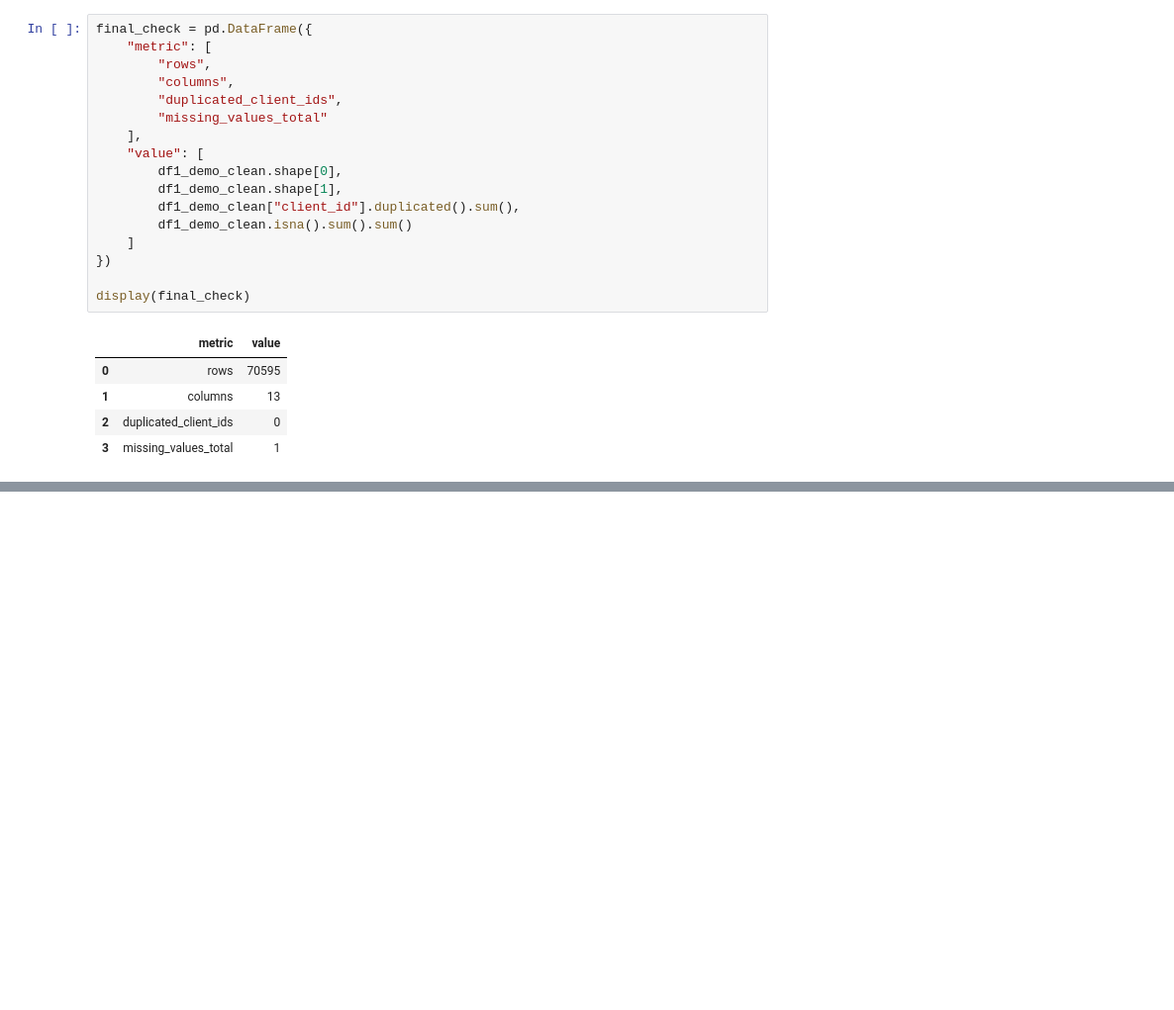
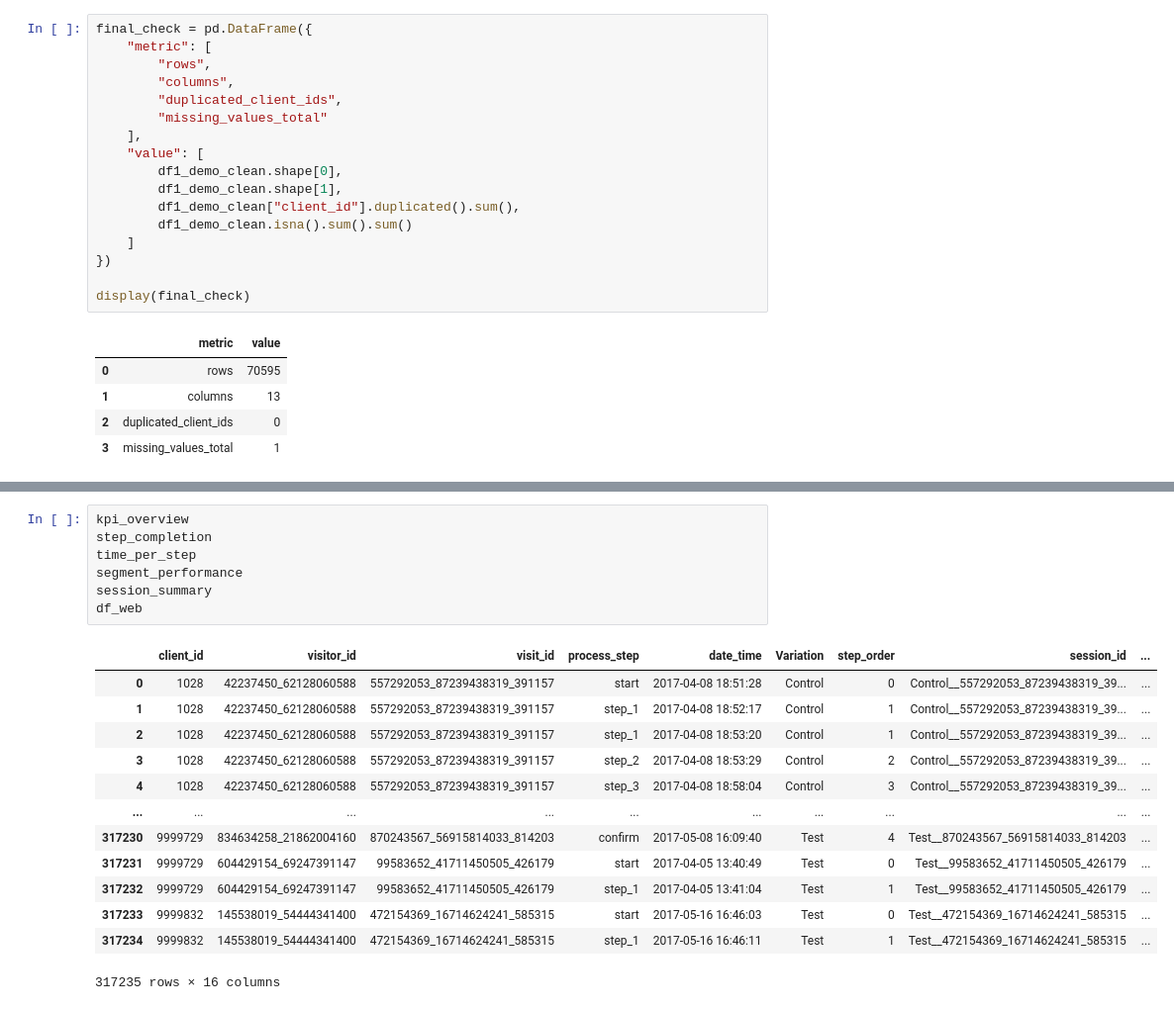
Before and after one commit to bloodnickel/project_2, a Jupyter notebook: 2_Python_Notebook/Johannes.ipynb, the cells around one changed output, grey strips where cells are left out. Shown at 99% size. Cells and saved outputs as stored; diff of their text form; blank space fills up the shorter version.

```diff
--- a/2_Python_Notebook/Johannes.ipynb
+++ b/2_Python_Notebook/Johannes.ipynb
@@ -1159,0 +1713,21 @@ display(final_check)
+# %%
+kpi_overview
+step_completion
+time_per_step
+segment_performance
+session_summary
+df_web
+# %% [output]
+|  | client_id | visitor_id | visit_id | process_step | date_time | Variation | step_order | session_id | ... |
+| 0 | 1028 | 42237450_62128060588 | 557292053_87239438319_391157 | start | 2017-04-08 18:51:28 | Control | 0 | Control__557292053_87239438319_39... | ... |
+| 1 | 1028 | 42237450_62128060588 | 557292053_87239438319_391157 | step_1 | 2017-04-08 18:52:17 | Control | 1 | Control__557292053_87239438319_39... | ... |
+| 2 | 1028 | 42237450_62128060588 | 557292053_87239438319_391157 | step_1 | 2017-04-08 18:53:20 | Control | 1 | Control__557292053_87239438319_39... | ... |
+| 3 | 1028 | 42237450_62128060588 | 557292053_87239438319_391157 | step_2 | 2017-04-08 18:53:29 | Control | 2 | Control__557292053_87239438319_39... | ... |
+| 4 | 1028 | 42237450_62128060588 | 557292053_87239438319_391157 | step_3 | 2017-04-08 18:58:04 | Control | 3 | Control__557292053_87239438319_39... | ... |
+| ... | ... | ... | ... | ... | ... | ... | ... | ... | ... |
+| 317230 | 9999729 | 834634258_21862004160 | 870243567_56915814033_814203 | confirm | 2017-05-08 16:09:40 | Test | 4 | Test__870243567_56915814033_814203 | ... |
+| 317231 | 9999729 | 604429154_69247391147 | 99583652_41711450505_426179 | start | 2017-04-05 13:40:49 | Test | 0 | Test__99583652_41711450505_426179 | ... |
+| 317232 | 9999729 | 604429154_69247391147 | 99583652_41711450505_426179 | step_1 | 2017-04-05 13:41:04 | Test | 1 | Test__99583652_41711450505_426179 | ... |
+| 317233 | 9999832 | 145538019_54444341400 | 472154369_16714624241_585315 | start | 2017-05-16 16:46:03 | Test | 0 | Test__472154369_16714624241_585315 | ... |
+| 317234 | 9999832 | 145538019_54444341400 | 472154369_16714624241_585315 | step_1 | 2017-05-16 16:46:11 | Test | 1 | Test__472154369_16714624241_585315 | ... |
+317235 rows × 16 columns
```
Also changed, not shown: parts of 12 cells of this notebook.
